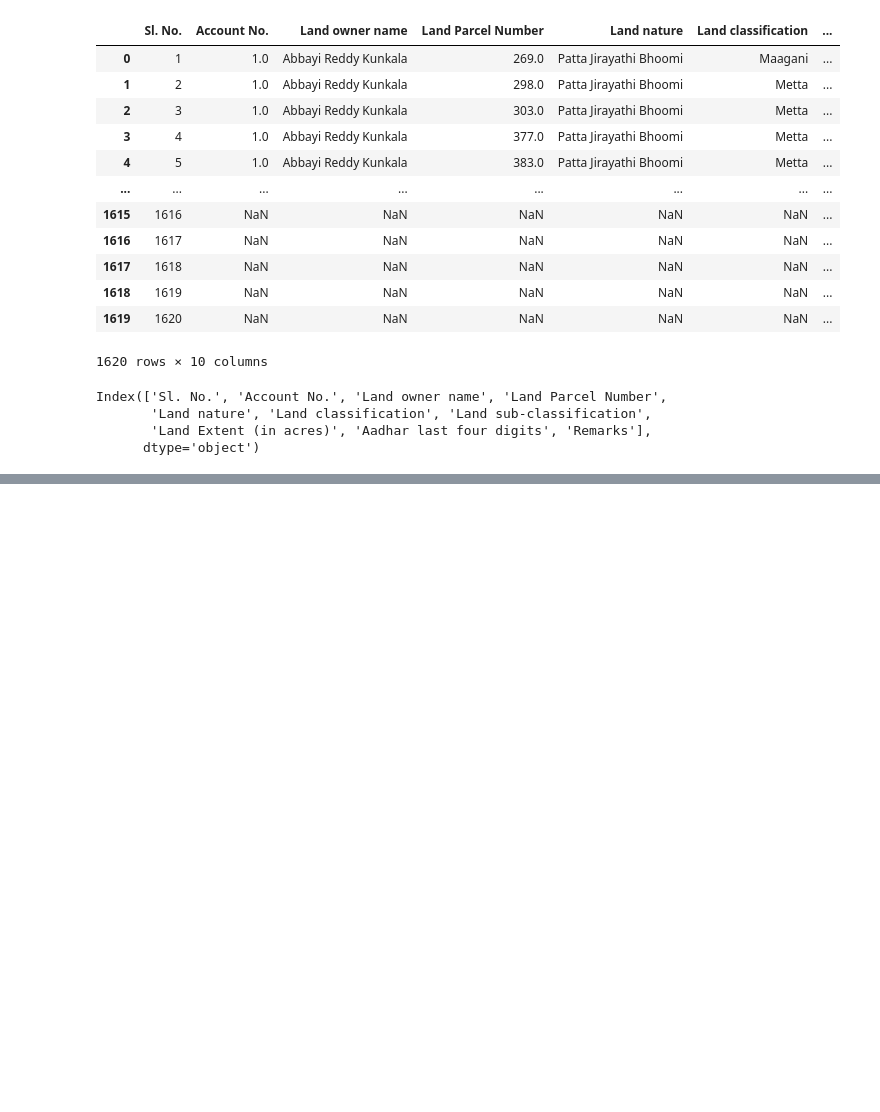
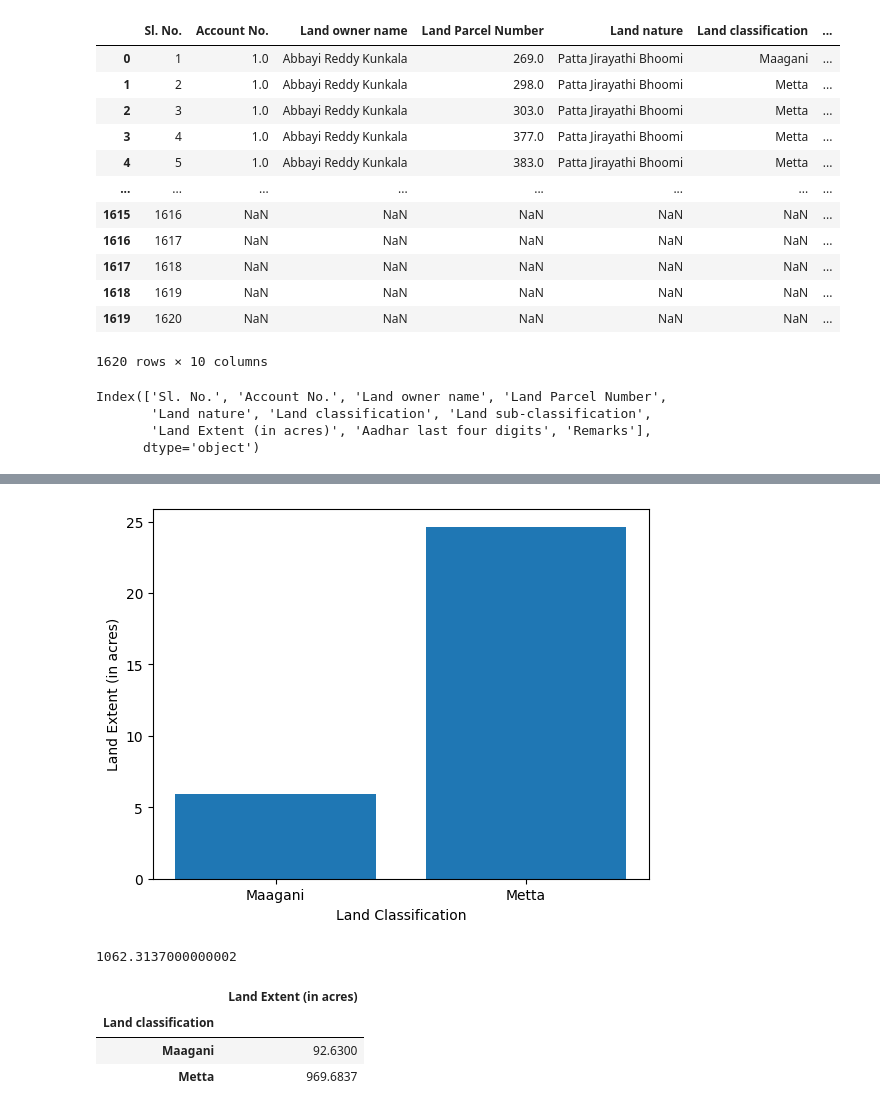
Before and after one commit to abbi123456789/MyVillage_Farm_DataAnalysis, a Jupyter notebook: EDA_Of_farm_Data.ipynb, the cells around one changed output, grey strips where cells are left out. Cells and saved outputs as stored; diff of their text form; code cells hidden in the pictures; blank space fills up the shorter version.

```diff
--- a/EDA_Of_farm_Data.ipynb
+++ b/EDA_Of_farm_Data.ipynb
@@ -47,0 +84,20 @@ df
+# %%
+df=df.dropna()
+# %%
+plt.bar(df['Land classification'], df['Land Extent (in acres)'])
+plt.xlabel("Land Classification")
+plt.ylabel("Land Extent (in acres)")
+plt.show()
+# %% [output]
+[figure, added]
+# %%
+df['Land Extent (in acres)'].sum()
+# %% [output]
+1062.3137000000002
+# %%
+df.groupby('Land classification').agg({'Land Extent (in acres)': 'sum'})
+# %% [output]
+|  | Land Extent (in acres) |
+| Land classification |  |
+| Maagani | 92.6300 |
+| Metta | 969.6837 |
```
Also changed, not shown: parts of 6 cells of this notebook.
